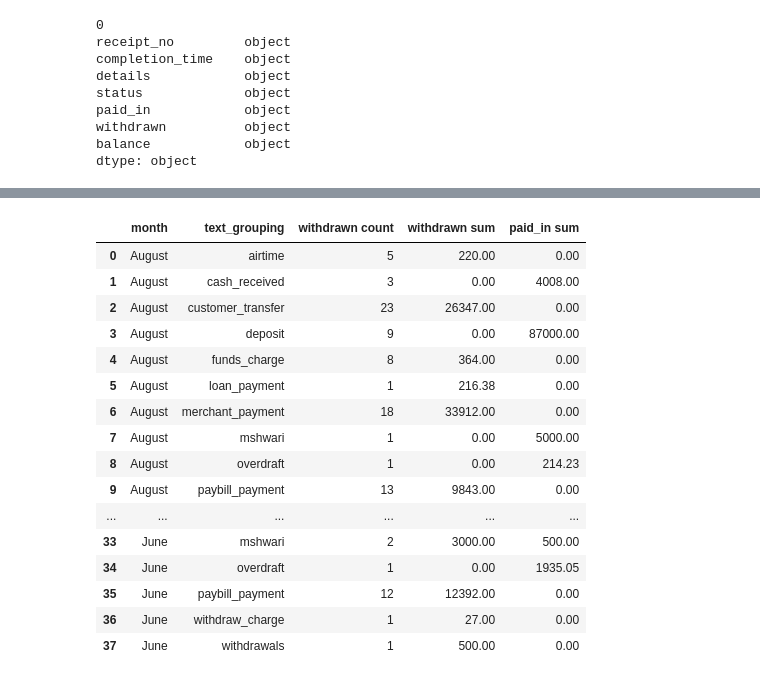
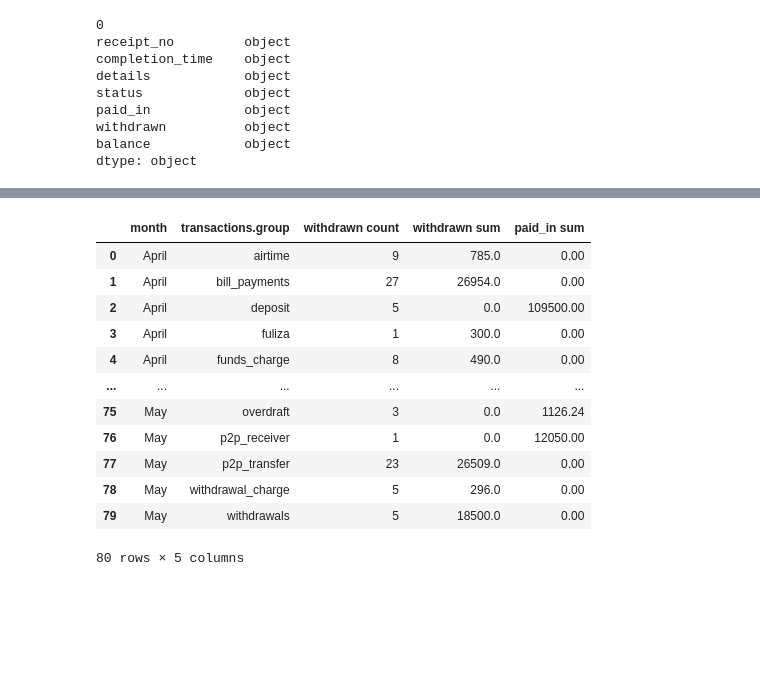
Before and after one commit to LangatGilbert/100daysofcode, a Jupyter notebook: mpesa_analysis/code/file extraction in pdf.ipynb, the cells around one changed output, grey strips where cells are left out. Drawn from its saved outputs; the diff is of its cells as text; code cells hidden in the pictures; blank space fills up the shorter version.

```diff
--- a/mpesa_analysis/code/file extraction in pdf.ipynb
+++ b/mpesa_analysis/code/file extraction in pdf.ipynb
@@ -23,2 +67,2 @@ warnings.filterwarnings('ignore')
 # %%
-dfs = tabula.read_pdf('MPESA_Statement_20200601_to_20200901_254711170904.pdf',pages="all",multiple_tables=True,password = 'xxxxxxxx',stream=True)
+dfs = tabula.read_pdf('../data/raw_data/MPESA_Statement_20200302_to_20200902_254711170904.pdf',pages="all",multiple_tables=True,password = '27791676',stream=True)
@@ -43,5 +92,7 @@ df_s.shape
 # %% [output]
 (80, 8)
 # %%
+df_s = df_s.rename(columns={np.nan: 'null_column'})
+df_s.head()
 # df_s = df_s.loc[:, df_s.columns.notnull()]
 # df_s.columns
@@ -49,0 +106,3 @@ df_s.to_csv("table_sample.csv")
+# %%
+df_s.columns = df_s.columns.fillna('null_column')
+df_s.head()
@@ -254,33 +344,43 @@ for index, row in mpesa_df.iterrows():
     elif 'Airtime' in row['details']:
         text_group.append('airtime')
     elif 'Customer Transfer to' in row['details']:
-        text_group.append('customer_transfer')
+        text_group.append('p2p_transfer')
     elif 'Customer Transfer Fuliza' in row['details']:
-        text_group.append('customer_transfer')
+        text_group.append('fuliza')
     elif 'Customer Withdrawal At' in row['details']:
         text_group.append('withdrawals')
     elif 'Withdrawal Charge' in row['details']:
-        text_group.append('withdraw_charge')
+        text_group.append('withdrawal_charge')
     elif 'Buy Bundles' in row['details']:
         text_group.append('bundles')
     elif 'Pay Bill' in row['details']:
-        text_group.append('paybill_payment')
+        text_group.append('bill_payments')
     elif 'Pay Bill Charge' in row['details']:
-        text_group.append('paybill_charge')
+        text_group.append('bill_charges')
     elif 'Merchant Payment' in row['details']:
         text_group.append('merchant_payment')
     elif 'Funds received from' in row['details']:
-        text_group.append('cash_received')
+        text_group.append('p2p_receiver')
     elif 'OverDraft' in row['details']:
         text_group.append('overdraft')
     elif 'Promotion Payment from' in row['details']:
         text_group.append('deposit')
     elif 'Deposit of Funds at ' in row['details']:
         text_group.append('deposit')
-    elif 'M-Shwari' in row['details']:
-        text_group.append('mshwari')
+    elif 'M-Shwari Deposit' in row['details']:
+        text_group.append('mshwari deposits')
+    elif 'M-Shwari Withdraw' in row['details']:
+        text_group.append('mshwari withdrawals ')
+    elif 'Pay Merchant Charge' in row['details']:
+        text_group.append('mechant_charges')
+    elif 'Reversal' in row['details']:
+        text_group.append('deposit')
+    elif 'M-Shwari Lock Deposit' in row['details']:
+        text_group.append('mshwari_lock')
+    elif 'M-Shwari Loan Disburse' in row['details']:
+        text_group.append('mshwari_loan')
     else :
         text_group.append('error')
 
-mpesa_df['text_grouping'] = text_group
+mpesa_df['transactions.group'] = text_group
 # %%
@@ -306,35 +495,31 @@ mpesa_df[mpesa_df['text_grouping']=='error']
 # %%
 # Group the data frame by month and item and extract a number of stats from each group
-mpesa_agg =mpesa_df.groupby(['month','text_grouping'], as_index= False).agg({
+mpesa_agg =mpesa_df.groupby(['month','transactions.group'], as_index= False).agg({
         # Find the min, max, and sum of the duration column
         'withdrawn': ["count", sum],
         # find the number of network type entries
         'paid_in': [sum]
     }
 )
 
-#mpesa_agg.set_index('text_grouping',inplace= True)
+#mpesa_agg.set_index('transactions.group',inplace= True)
 #mpesa_agg = mpesa_agg.reset_index()
 mpesa_agg.columns = [' '.join(col).strip() for col in mpesa_agg.columns.values]
 #mpesa_agg.loc['Total']= mpesa_agg.sum(numeric_only=True, axis=0)
 mpesa_agg = mpesa_agg.where(pd.notnull(mpesa_agg), None)
 mpesa_agg
 # %% [output]
-|  | month | text_grouping | withdrawn count | withdrawn sum | paid_in sum |
-| 0 | August | airtime | 5 | 220.00 | 0.00 |
-| 1 | August | cash_received | 3 | 0.00 | 4008.00 |
-| 2 | August | customer_transfer | 23 | 26347.00 | 0.00 |
-| 3 | August | deposit | 9 | 0.00 | 87000.00 |
-| 4 | August | funds_charge | 8 | 364.00 | 0.00 |
-| 5 | August | loan_payment | 1 | 216.38 | 0.00 |
-| 6 | August | merchant_payment | 18 | 33912.00 | 0.00 |
-| 7 | August | mshwari | 1 | 0.00 | 5000.00 |
-| 8 | August | overdraft | 1 | 0.00 | 214.23 |
-| 9 | August | paybill_payment | 13 | 9843.00 | 0.00 |
+|  | month | transactions.group | withdrawn count | withdrawn sum | paid_in sum |
+| 0 | April | airtime | 9 | 785.0 | 0.00 |
+| 1 | April | bill_payments | 27 | 26954.0 | 0.00 |
+| 2 | April | deposit | 5 | 0.0 | 109500.00 |
+| 3 | April | fuliza | 1 | 300.0 | 0.00 |
+| 4 | April | funds_charge | 8 | 490.0 | 0.00 |
 | ... | ... | ... | ... | ... | ... |
-| 33 | June | mshwari | 2 | 3000.00 | 500.00 |
-| 34 | June | overdraft | 1 | 0.00 | 1935.05 |
-| 35 | June | paybill_payment | 12 | 12392.00 | 0.00 |
-| 36 | June | withdraw_charge | 1 | 27.00 | 0.00 |
-| 37 | June | withdrawals | 1 | 500.00 | 0.00 |
+| 75 | May | overdraft | 3 | 0.0 | 1126.24 |
+| 76 | May | p2p_receiver | 1 | 0.0 | 12050.00 |
+| 77 | May | p2p_transfer | 23 | 26509.0 | 0.00 |
+| 78 | May | withdrawal_charge | 5 | 296.0 | 0.00 |
+| 79 | May | withdrawals | 5 | 18500.0 | 0.00 |
+80 rows × 5 columns
 # %%
```
Also changed, not shown: parts of 31 cells of this notebook, 7 other files.
